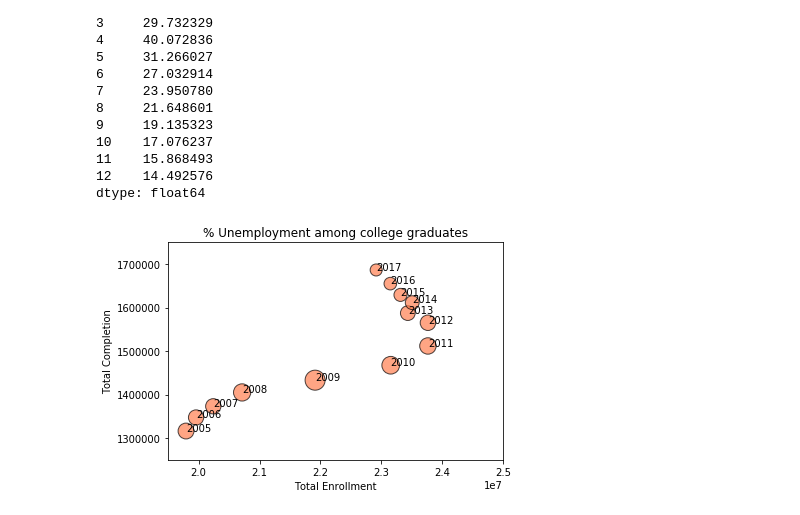
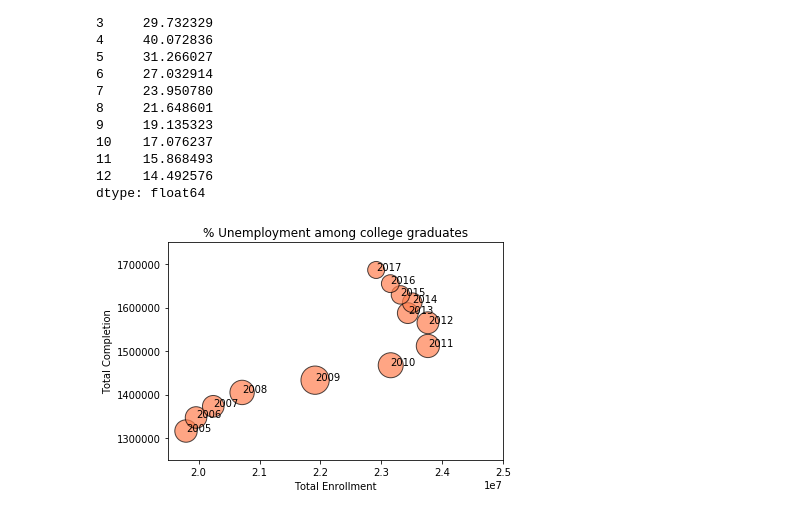
Before and after one commit to grahamb001/Project1, a Jupyter notebook: GP 1-combined_data.ipynb, the cells around one changed output. Saved outputs shown, nothing was run; the diff lists cells and outputs as text; code cells hidden in the pictures.

```diff
--- a/GP 1-combined_data.ipynb
+++ b/GP 1-combined_data.ipynb
@@ -242,18 +233,18 @@ dtype: float64
 # %%
 type_d = combined_df1["year"]
 # %%
-plt.scatter(type_B, type_A, s=(type_D)*10, color = 'coral', alpha = 0.7, edgecolor = "black", linewidths = 1, label = 'year')
+plt.scatter(type_B, type_A, s=(type_E)*20, color = 'coral', alpha = 0.7, edgecolor = "black", linewidths = 1, label = 'year')
 plt.xlabel("Total Enrollment")
 plt.ylabel("Total Completion")
 #plt.text("Note:\nCircle size correlates with driver count per city.")
 plt.title("% Unemployment among college graduates")
 
 for i, txt in enumerate(type_d):
      plt.annotate(txt, (type_B[i], type_A[i]))
 
 plt.xlim(19500000, 25000000)
 plt.ylim(1250000, 1750000)
 plt.savefig("Combined data in BubblePlot (2005-2017)")
 plt.show()
 # %% [output]
-[figure, old version]
+[figure, new version]
```
Also changed, not shown: parts of 1 cell of this notebook, 3 other files.
